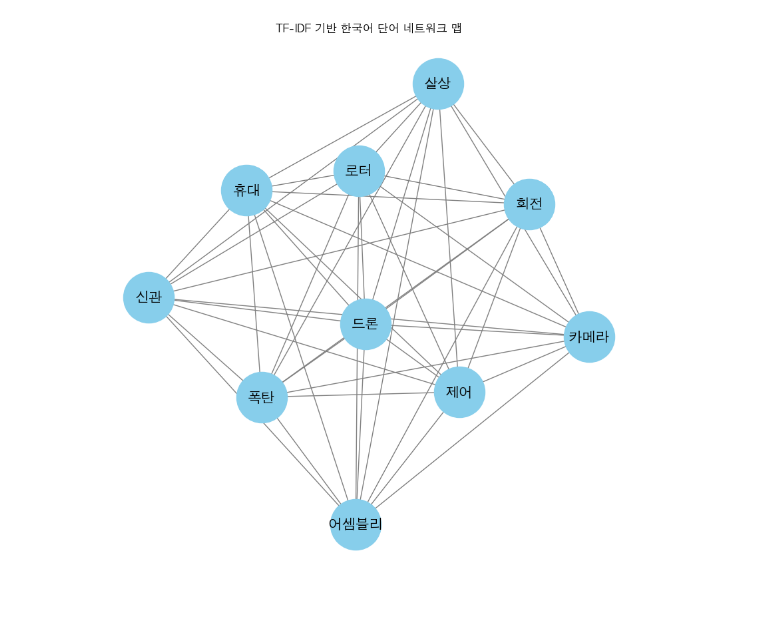
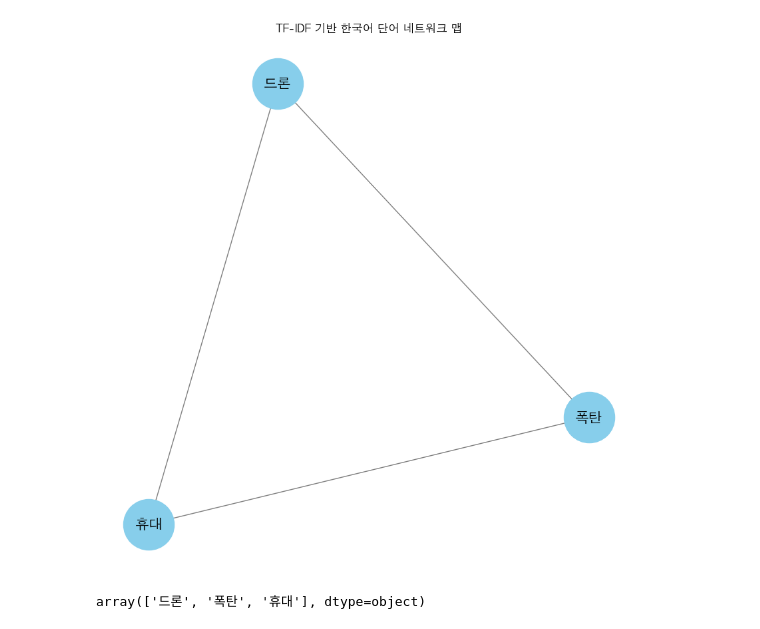
Before and after one commit to capel-daangn/milipat, a Jupyter notebook: app/dev/ai/main.ipynb, the cells around one changed output. Drawn from its saved outputs; the diff is of its cells as text; code cells hidden in the pictures.

```diff
--- a/app/dev/ai/main.ipynb
+++ b/app/dev/ai/main.ipynb
@@ -84,7 +84,8 @@ rc('font', family='AppleGothic') 			## 이 두 줄을
 plt.rcParams['axes.unicode_minus'] = False  ## 추가해줍니다.
 
 # 예시 텍스트 데이터
-documents = parsed_sentences
+# documents = parsed_sentences
+documents = ["휴대형 군사용 드론 폭탄 장치"]
 # 한국어 형태소 분석기 초기화
 okt = Okt()
 
@@ -125,34 +126,38 @@ vectorizer = TfidfVectorizer(
 X = vectorizer.fit_transform(preprocessed_documents)
 
 # 상위 10개 단어 추출
 terms = vectorizer.get_feature_names_out()
 tfidf_matrix = X.toarray()
 sum_tfidf = tfidf_matrix.sum(axis=0)
 top_indices = np.argsort(sum_tfidf)[-10:]
 top_terms = terms[top_indices]
 
 # 네트워크 그래프 생성
 G = nx.Graph()
 
 # 노드 추가
 for term in top_terms:
     G.add_node(term)
 
 # 간선 추가 (TF-IDF 값에 기반한 임의의 간선 연결)
 threshold = 0.1
 for i in range(len(top_terms)):
     for j in range(i + 1, len(top_terms)):
         if tfidf_matrix[:, top_indices[i]].sum() > threshold and tfidf_matrix[:, top_indices[j]].sum() > threshold:
             G.add_edge(top_terms[i], top_terms[j], weight=tfidf_matrix[:, top_indices[i]].sum() + tfidf_matrix[:, top_indices[j]].sum())
 
 # 네트워크 그래프 시각화
 pos = nx.spring_layout(G)
 plt.figure(figsize=(8, 8))
 nx.draw(G, pos, with_labels=True, node_size=3000, node_color="skyblue", font_size=15, font_weight="bold", edge_color="gray", width=1.0, edge_cmap=plt.cm.Blues, font_family="AppleGothic")
 plt.title("TF-IDF 기반 한국어 단어 네트워크 맵")
 plt.show()
 # %% [output]
-[figure, old version]
+[figure, new version]
+# %%
+terms
+# %% [output]
+array(['드론', '폭탄', '휴대'], dtype=object)
 # %%
 ###
 import operator
```
Also changed, not shown: parts of 2 cells of this notebook, 16 other files.
